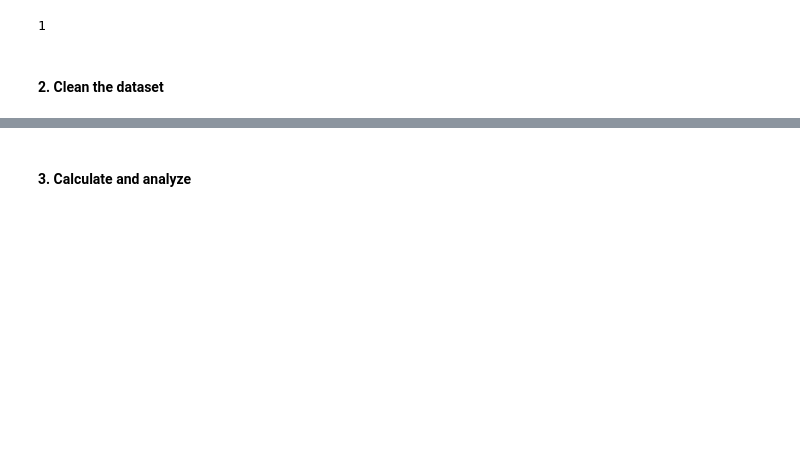
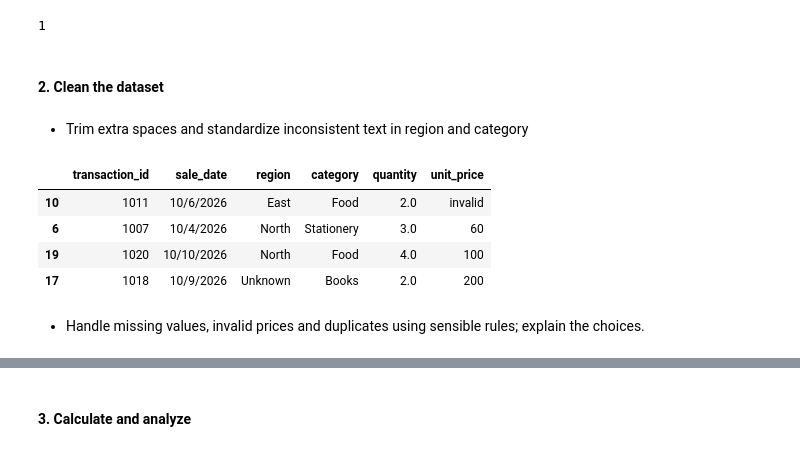
Before and after one commit to mj-awad17/AI-Engineering-bootcamp, a Jupyter notebook: Week-2/Assignment/mjawad_003721.ipynb, the cells around one changed output, grey strips where cells are left out. Saved outputs shown, nothing was run; the diff lists cells and outputs as text; code cells hidden in the pictures; blank space fills up the shorter version.

```diff
--- a/Week-2/Assignment/mjawad_003721.ipynb
+++ b/Week-2/Assignment/mjawad_003721.ipynb
@@ -131,0 +96,2 @@ print(df.duplicated().sum())
+# %% [markdown]
+- Trim extra spaces and standardize inconsistent text in region and category
@@ -131,0 +105,10 @@ print(df.duplicated().sum())
+# %%
+df_clean.sample(4)
+# %% [output]
+|  | transaction_id | sale_date | region | category | quantity | unit_price |
+| 10 | 1011 | 10/6/2026 | East | Food | 2.0 | invalid |
+| 6 | 1007 | 10/4/2026 | North | Stationery | 3.0 | 60 |
+| 19 | 1020 | 10/10/2026 | North | Food | 4.0 | 100 |
+| 17 | 1018 | 10/9/2026 | Unknown | Books | 2.0 | 200 |
+# %% [markdown]
+- Handle missing values, invalid prices and duplicates using sensible rules; explain the choices.
```
Also changed, not shown: parts of 25 cells of this notebook, 3 other files.
